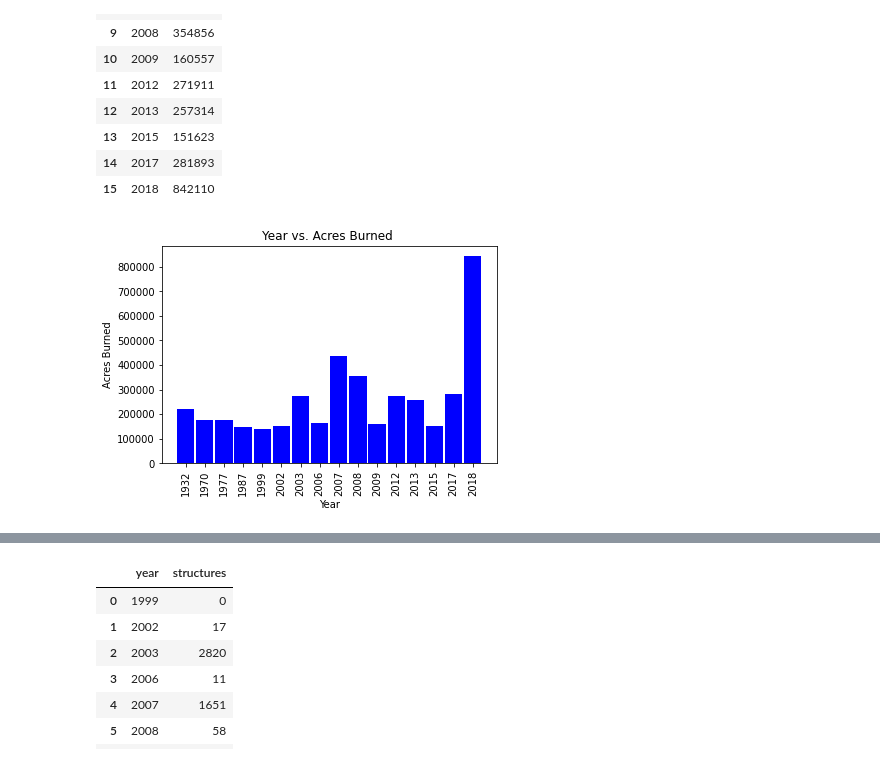
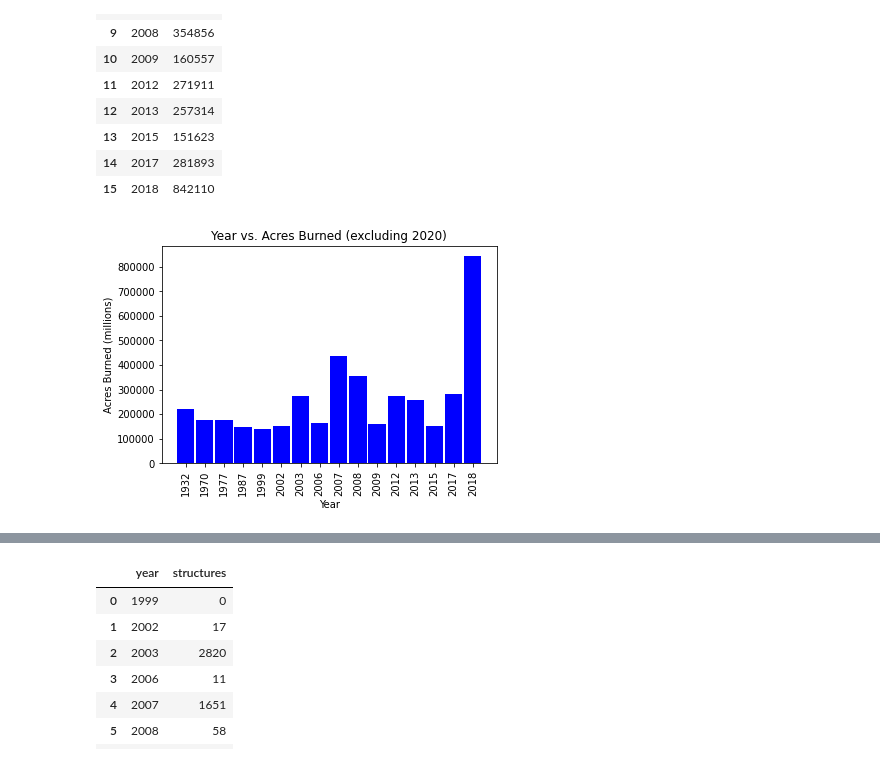
Before and after one commit to roborgain1/California-Wildfires-and-Climate-Change, a Jupyter notebook: largest_fires_jrm.ipynb, the cells around one changed output, grey strips where cells are left out. Saved outputs shown, nothing was run; the diff lists cells and outputs as text; code cells hidden in the pictures.

```diff
--- a/largest_fires_jrm.ipynb
+++ b/largest_fires_jrm.ipynb
@@ -59,17 +115,17 @@ largest_fires
 # %%
 x_axis = largest_fires['year'].astype(str)
 y_axis = largest_fires['acres']
 
-# making a scatter plot
+# making a bar chart
 plt.bar(x_axis, y_axis, width=0.90, color='blue')
 plt.xticks(rotation=90)
 
 
 # giving the name to the x and y label
-plt.title('Year vs. Acres Burned ')
+plt.title('Year vs. Acres Burned (excluding 2020)')
 plt.xlabel('Year')
-plt.ylabel('Acres Burned')
+plt.ylabel('Acres Burned (millions)')
 plt.savefig('years_vs_acresburned_all.png')
 # %% [output]
-[figure, old version]
+[figure, new version]
 # %%
```
Also changed, not shown: parts of 11 cells of this notebook, 6 other files.
